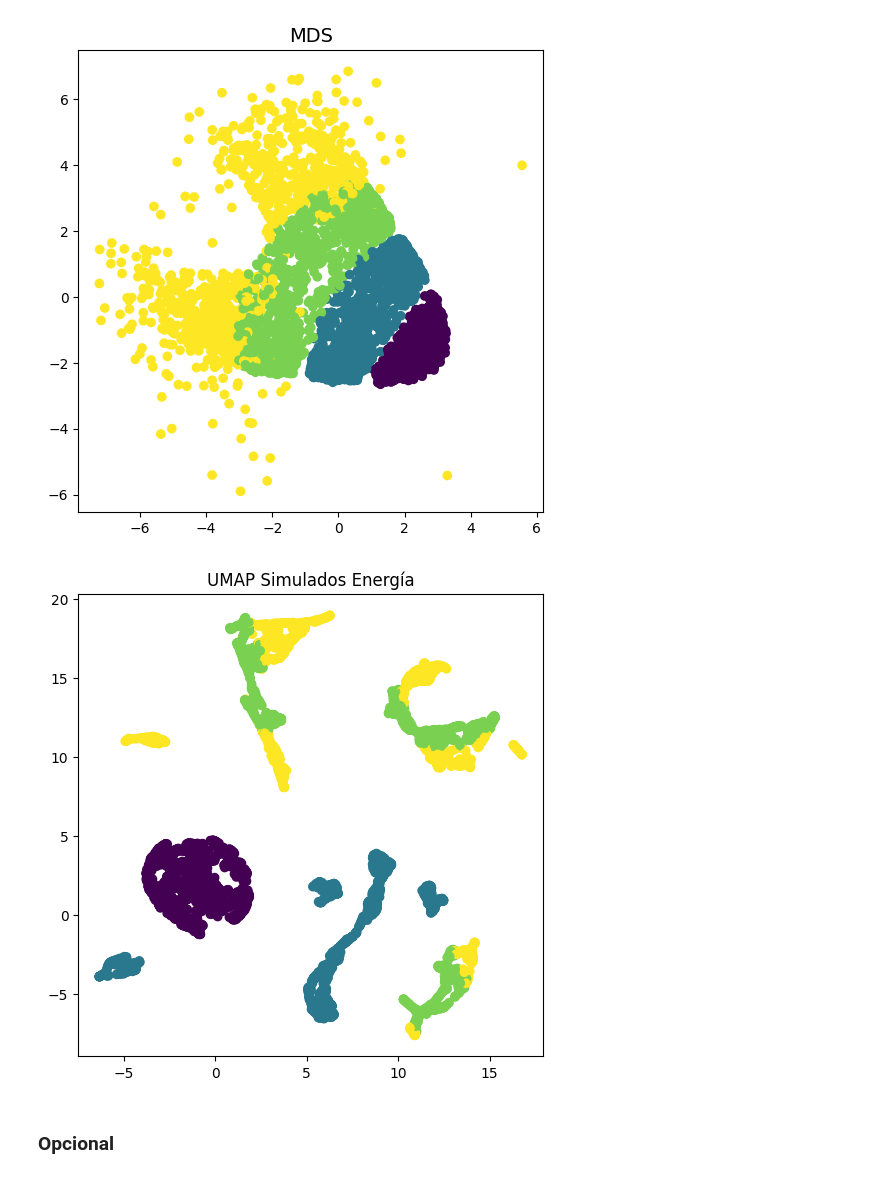
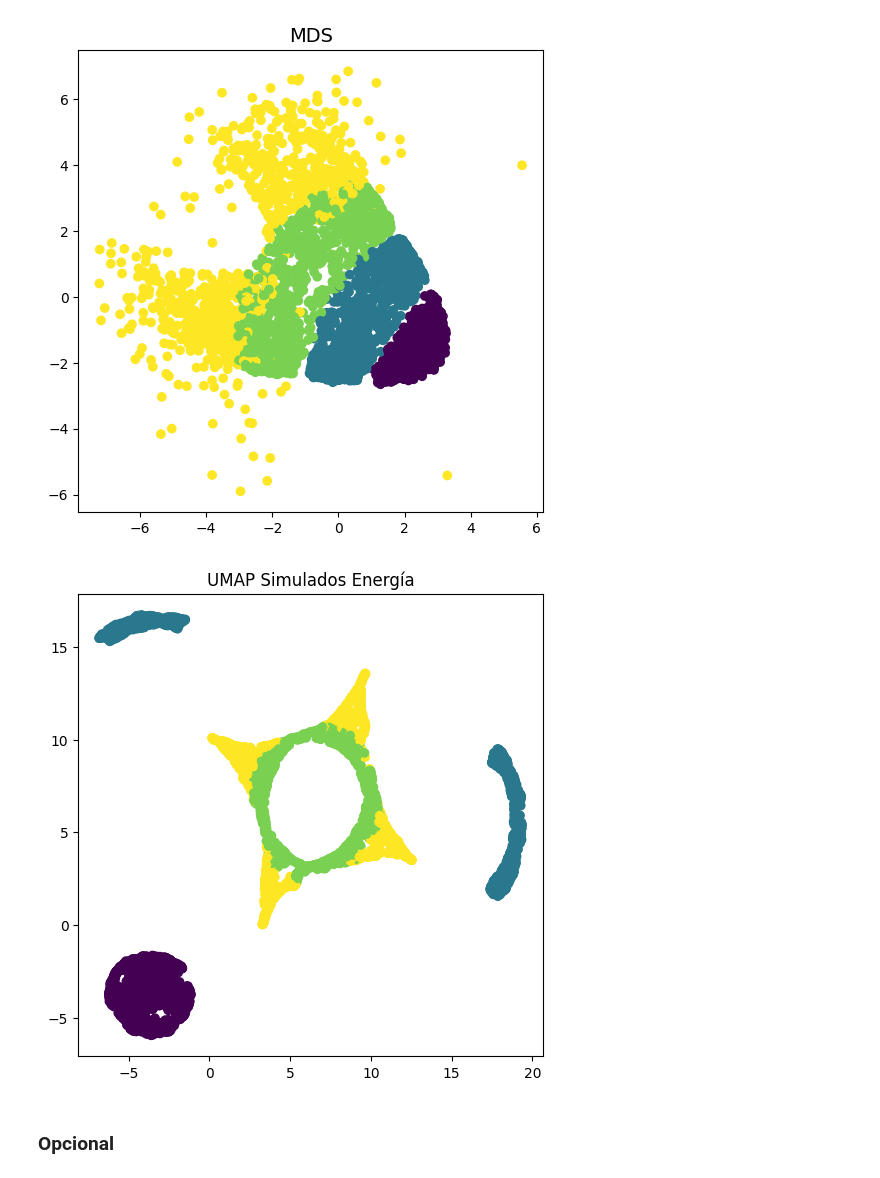
Before and after one commit to UO294431/NegocioPL, a Jupyter notebook: PL4/practica4.ipynb, the cells around one changed output. Saved outputs shown, nothing was run; the diff lists cells and outputs as text; code cells hidden in the pictures.

```diff
--- a/PL4/practica4.ipynb
+++ b/PL4/practica4.ipynb
@@ -271,15 +242,15 @@ Text(0.5, 1.0, 'MDS')
 # %%
 points = sr_points.copy()
 color = sr_color.copy()
 
-pumap = UMAP(n_components=2, init="random", random_state=0)
+pumap = UMAP(n_components=2, init="random", random_state=0, n_neighbors=50, min_dist=0.1)
 sr_umap = pumap.fit_transform(points)
 
 fig, axs = plt.subplots(figsize=(6, 6))
 axs.scatter(sr_umap[:, 0], sr_umap[:, 1], c=color)
 _ = axs.set_title("UMAP Simulados Energía")
 # %% [output]
-[figure, old version]
+[figure, new version]
 # %% [markdown]
 ### Opcional
 # %%
```
Also changed, not shown: parts of 1 cell of this notebook, 2 other files.
